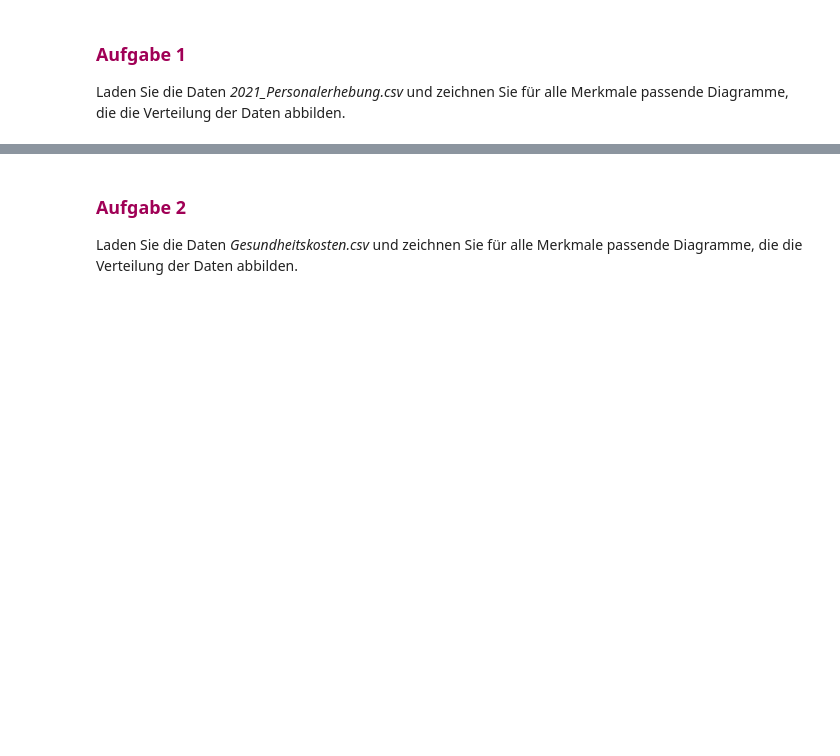
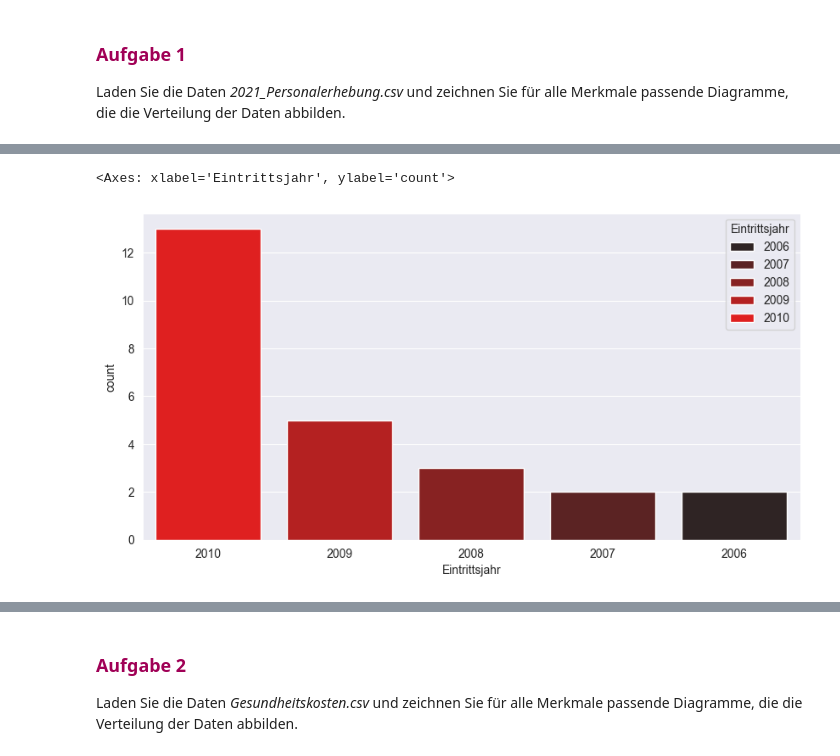
Before and after one commit to linomeyer/HSLU-ASTAT, a Jupyter notebook: SW03/SW03.ipynb, the cells around one changed output, grey strips where cells are left out. Cells and saved outputs as stored; diff of their text form; code cells hidden in the pictures; blank space fills up the shorter version.

```diff
--- a/SW03/SW03.ipynb
+++ b/SW03/SW03.ipynb
@@ -194,0 +230,12 @@ Laden Sie die Daten *2021_Personalerhebung.csv* und zeichnen Sie für alle Merkm
+# %%
+fig = plt.figure(figsize=(10,5))
+sns.countplot(
+    data=data,
+    x="Eintrittsjahr",
+    order=data["Eintrittsjahr"].sort_values(ascending=False),
+    hue="Eintrittsjahr",
+    palette="dark:red"
+)
+# %% [output]
+<Axes: xlabel='Eintrittsjahr', ylabel='count'>
+[figure, added]
```
Also changed, not shown: parts of 14 cells of this notebook, 1 other file.
